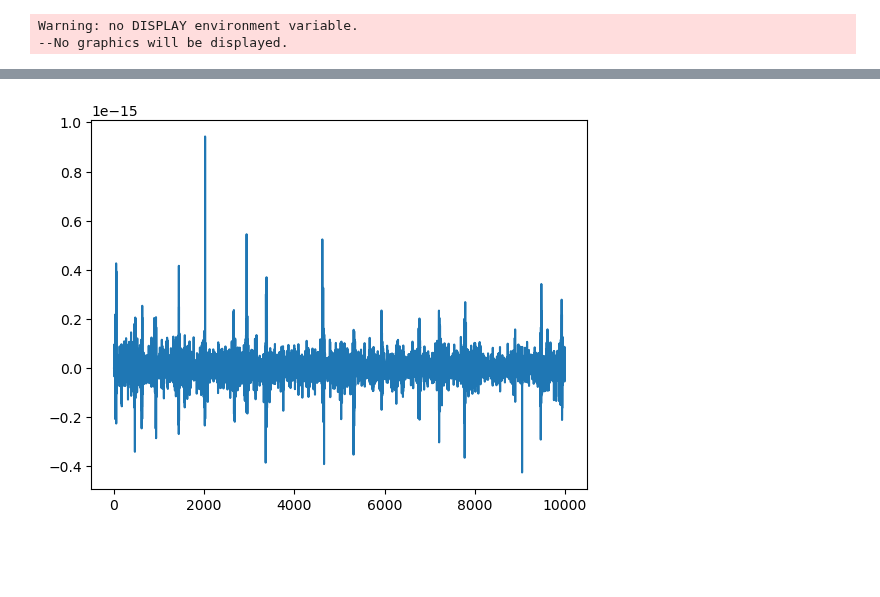
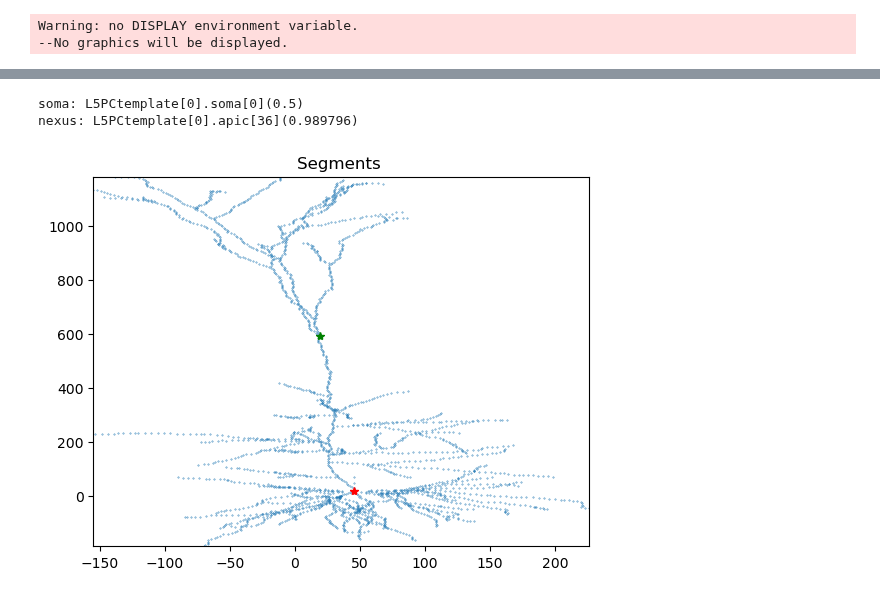
Before and after one commit to davidfague/Neural-Modeling, a Jupyter notebook: notebooks/axial_currents.ipynb, the cells around one changed output, grey strips where cells are left out. Saved outputs shown, nothing was run; the diff lists cells and outputs as text; code cells hidden in the pictures; blank space fills up the shorter version.

```diff
--- a/notebooks/axial_currents.ipynb
+++ b/notebooks/axial_currents.ipynb
@@ -14,6 +14,10 @@ sim_directory = "../scripts/STANoMapping30000-24-05-2024-14-18-07/ComplexNp5Neu1
+# %%
+sim_directory = '/home/drfrbc/Neural-Modeling/scripts/2025-03-10-13-45-checking_syn_density_tuning/tuning_Complex_Np5000'
 # %%
 v = analysis.DataReader.read_data(sim_directory, "v")
 seg_data = pd.read_csv(os.path.join(sim_directory, "segment_data.csv"))
+parameters = analysis.DataReader.load_parameters(sim_directory)
+adj_matrix = np.loadtxt(os.path.join(sim_directory, "adj_matrix.txt"))
 # %% [output]
 Warning: no DISPLAY environment variable.
 --No graphics will be displayed.
@@ -29,5 +24,39 @@ plt.title = "dend ac"
-# %%
-plt.plot(ac[seg_data.section == "apic"].sum(axis = 0))
-plt.title = "apic ac"
-# %% [output]
-[figure, removed]
+# %%
+# post processing equivalent of cell_model.find_nexus_seg
+from Modules.adjacency import find_branching_seg_with_most_branching_descendants_in_subset_y
+def find_nexus_seg(seg_data, adj_matrix): # TODO: implement for reducing apic to single cable (in this case nexus is not a branching point and will need to use the seg_to_seg mapping)
+    apical_segment_indices = []
+    y_coords = []
+    for i, seg in seg_data.iterrows():
+        y_coord = seg.pc_1
+        y_coords.append(y_coord)
+        if 'apic' in seg.seg:
+            apical_segment_indices.append(i)
+
+    nexus_index_in_all_list, _ = find_branching_seg_with_most_branching_descendants_in_subset_y(adj_matrix, apical_segment_indices, y_coords)
+
+    return nexus_index_in_all_list
+# %%
+# start with seg_index and then construct segments_and_data_to_plot
+segments_of_interest = {
+    'soma': {
+        'seg_index': 0,
+        },
+    'nexus': {
+        'seg_index': find_nexus_seg(seg_data, adj_matrix)
+        }
+}
+# %%
+# show target segment names
+for seg_interest_type in segments_of_interest.keys():
+    print(f"{seg_interest_type}: {seg_data.iloc[segments_of_interest[seg_interest_type]['seg_index']].seg}")
+# %% [output]
+soma: L5PCtemplate[0].soma[0](0.5)
+nexus: L5PCtemplate[0].apic[36](0.989796)
+# %%
+# show target segments
+special_indices = [segments_of_interest[seg_name]['seg_index'] for seg_name in segments_of_interest.keys()]
+special_colors = ['r*', 'g*', 'b*']
+plot_morphology.plot_special_segments(seg_data, special_indices, special_colors, title_suffix="") # probably need to create a 3d version of this.
+# %% [output]
+[figure, added]
```
Also changed, not shown: parts of 14 cells of this notebook.
